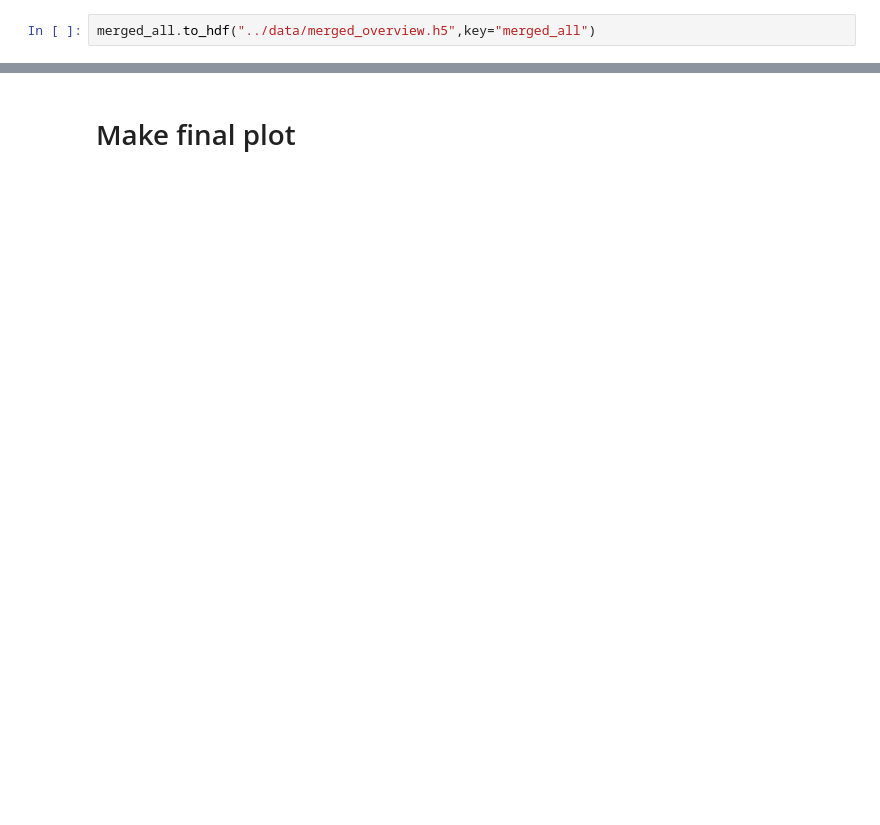
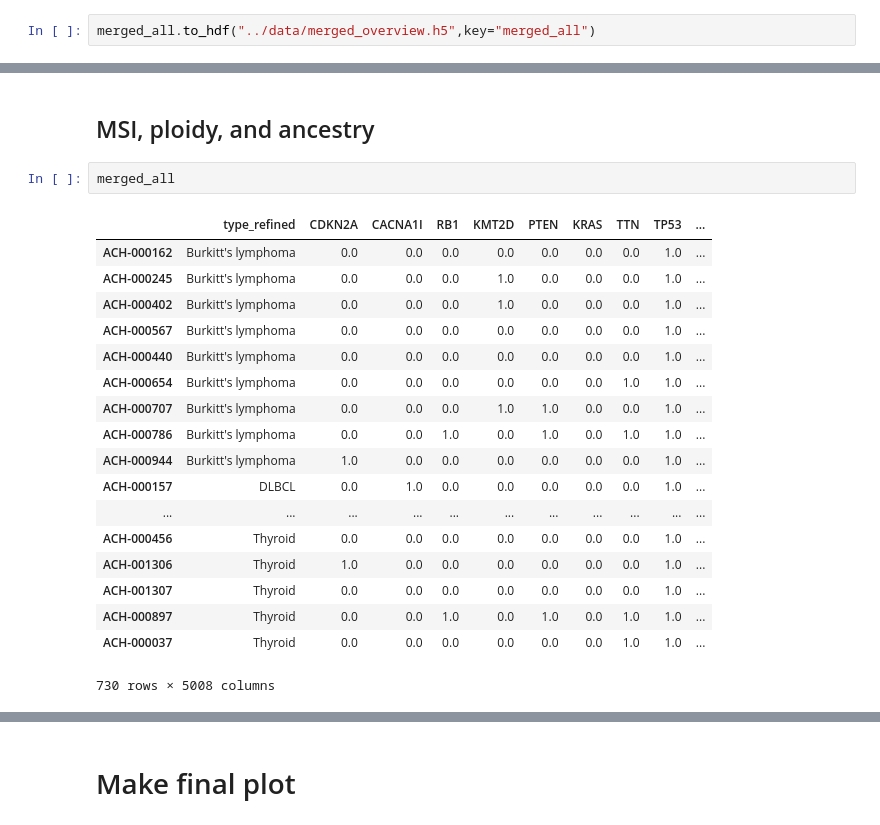
Before and after one commit to kevinhu/ccle-2019-analysis, a Jupyter notebook: notebooks/figure1_overview.ipynb, the cells around one changed output, grey strips where cells are left out. Drawn from its saved outputs; the diff is of its cells as text; blank space fills up the shorter version.

```diff
--- a/notebooks/figure1_overview.ipynb
+++ b/notebooks/figure1_overview.ipynb
@@ -238,0 +343,23 @@ merged_all.to_hdf("../data/merged_overview.h5",key="merged_all")
+# %% [markdown]
+## MSI, ploidy, and ancestry
+# %%
+merged_all
+# %% [output]
+|  | type_refined | CDKN2A | CACNA1I | RB1 | KMT2D | PTEN | KRAS | TTN | TP53 | ... |
+| ACH-000162 | Burkitt's lymphoma | 0.0 | 0.0 | 0.0 | 0.0 | 0.0 | 0.0 | 0.0 | 1.0 | ... |
+| ACH-000245 | Burkitt's lymphoma | 0.0 | 0.0 | 0.0 | 1.0 | 0.0 | 0.0 | 0.0 | 1.0 | ... |
+| ACH-000402 | Burkitt's lymphoma | 0.0 | 0.0 | 0.0 | 1.0 | 0.0 | 0.0 | 0.0 | 1.0 | ... |
+| ACH-000567 | Burkitt's lymphoma | 0.0 | 0.0 | 0.0 | 0.0 | 0.0 | 0.0 | 0.0 | 1.0 | ... |
+| ACH-000440 | Burkitt's lymphoma | 0.0 | 0.0 | 0.0 | 0.0 | 0.0 | 0.0 | 0.0 | 1.0 | ... |
+| ACH-000654 | Burkitt's lymphoma | 0.0 | 0.0 | 0.0 | 0.0 | 0.0 | 0.0 | 1.0 | 1.0 | ... |
+| ACH-000707 | Burkitt's lymphoma | 0.0 | 0.0 | 0.0 | 1.0 | 1.0 | 0.0 | 0.0 | 1.0 | ... |
+| ACH-000786 | Burkitt's lymphoma | 0.0 | 0.0 | 1.0 | 0.0 | 1.0 | 0.0 | 1.0 | 1.0 | ... |
+| ACH-000944 | Burkitt's lymphoma | 1.0 | 0.0 | 0.0 | 0.0 | 0.0 | 0.0 | 0.0 | 1.0 | ... |
+| ACH-000157 | DLBCL | 0.0 | 1.0 | 0.0 | 0.0 | 0.0 | 0.0 | 0.0 | 1.0 | ... |
+| ... | ... | ... | ... | ... | ... | ... | ... | ... | ... | ... |
+| ACH-000456 | Thyroid | 0.0 | 0.0 | 0.0 | 0.0 | 0.0 | 0.0 | 0.0 | 1.0 | ... |
+| ACH-001306 | Thyroid | 1.0 | 0.0 | 0.0 | 0.0 | 0.0 | 0.0 | 0.0 | 1.0 | ... |
+| ACH-001307 | Thyroid | 0.0 | 0.0 | 0.0 | 0.0 | 0.0 | 0.0 | 0.0 | 1.0 | ... |
+| ACH-000897 | Thyroid | 0.0 | 0.0 | 1.0 | 0.0 | 1.0 | 0.0 | 1.0 | 1.0 | ... |
+| ACH-000037 | Thyroid | 0.0 | 0.0 | 0.0 | 0.0 | 0.0 | 0.0 | 1.0 | 1.0 | ... |
+730 rows × 5008 columns
```
Also changed, not shown: parts of 17 cells of this notebook.
